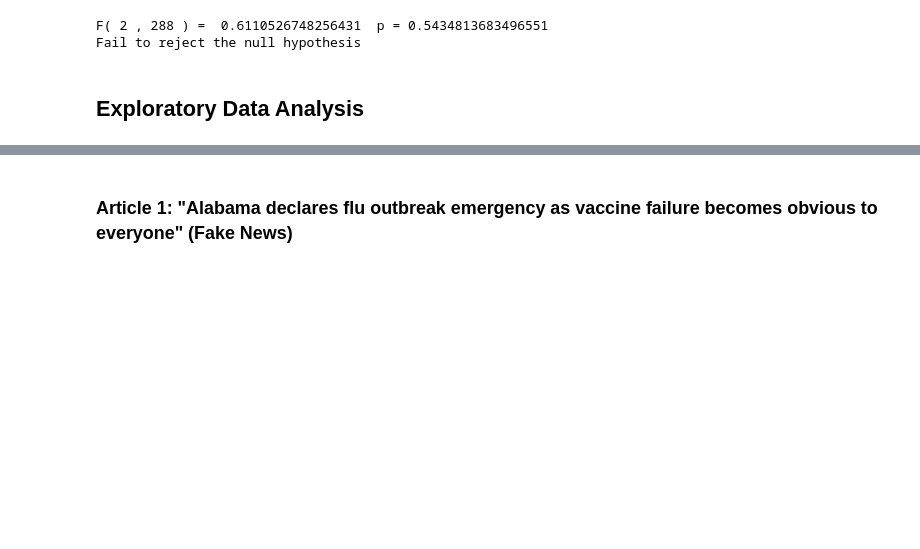
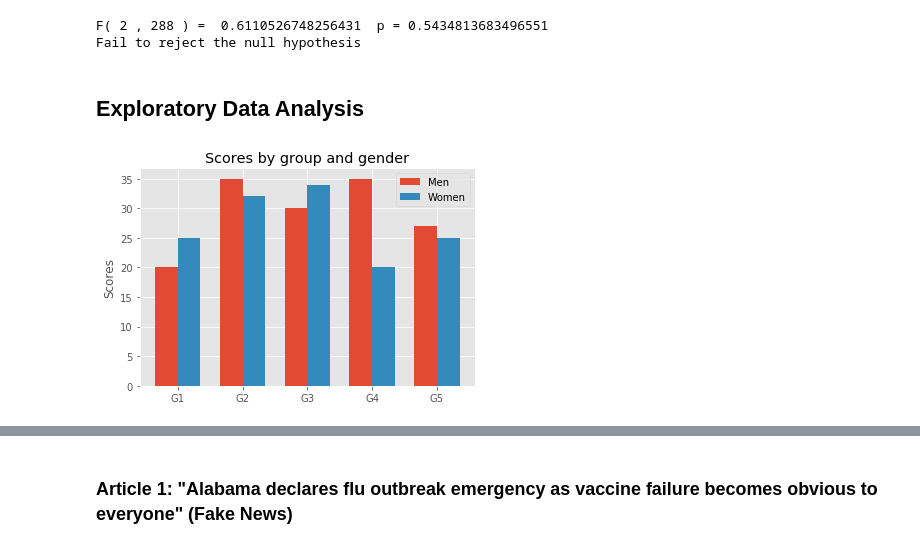
Before and after one commit to jimkaj/w210_FakeNews, a Jupyter notebook: FakeNewsExperiment.ipynb, the cells around one changed output, grey strips where cells are left out. Saved outputs shown, nothing was run; the diff lists cells and outputs as text; code cells hidden in the pictures; blank space fills up the shorter version.

```diff
--- a/FakeNewsExperiment.ipynb
+++ b/FakeNewsExperiment.ipynb
@@ -208,21 +208,22 @@ def Rating_BarChart(art):
     plt.show()
 # %%
 # Function to Draw Bar Chart w/ nultiple X's
-df Pol_BarChart(art, G1, G2):
+#df Pol_BarChart(art, G1, G2):
+N=5
+men_means = (20, 35, 30, 35, 27)
+women_means = (25, 32, 34, 20, 25)
 
+ind = np.arange(N)
+width = 0.35
+plt.bar(ind, men_means, width, label='Men')
+plt.bar(ind + width, women_means, width,
+label='Women')
 
-        men_means = (20, 35, 30, 35, 27)
-        women_means = (25, 32, 34, 20, 25)
+plt.ylabel('Scores')
+plt.title('Scores by group and gender')
 
-    ind = np.arange(N)
-    width = 0.35
-    plt.bar(ind, men_means, width, label='Men')
-    plt.bar(ind + width, women_means, width,
-    label='Women')
-
-    plt.ylabel('Scores')
-    plt.title('Scores by group and gender')
-
-    plt.xticks(ind + width / 2, ('G1', 'G2', 'G3', 'G4', 'G5'))
-    plt.legend(loc='best')
-    plt.show()
+plt.xticks(ind + width / 2, ('G1', 'G2', 'G3', 'G4', 'G5'))
+plt.legend(loc='best')
+plt.show()
+# %% [output]
+[figure, added]
```
Also changed, not shown: parts of 23 cells of this notebook.
